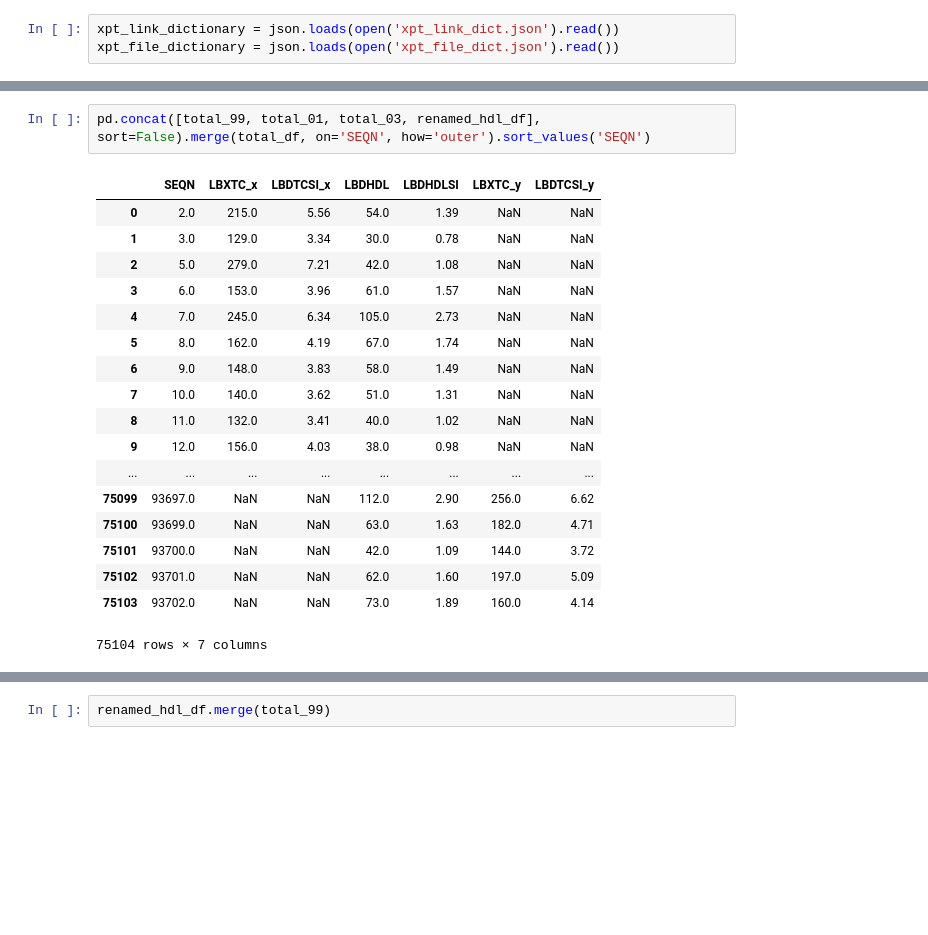
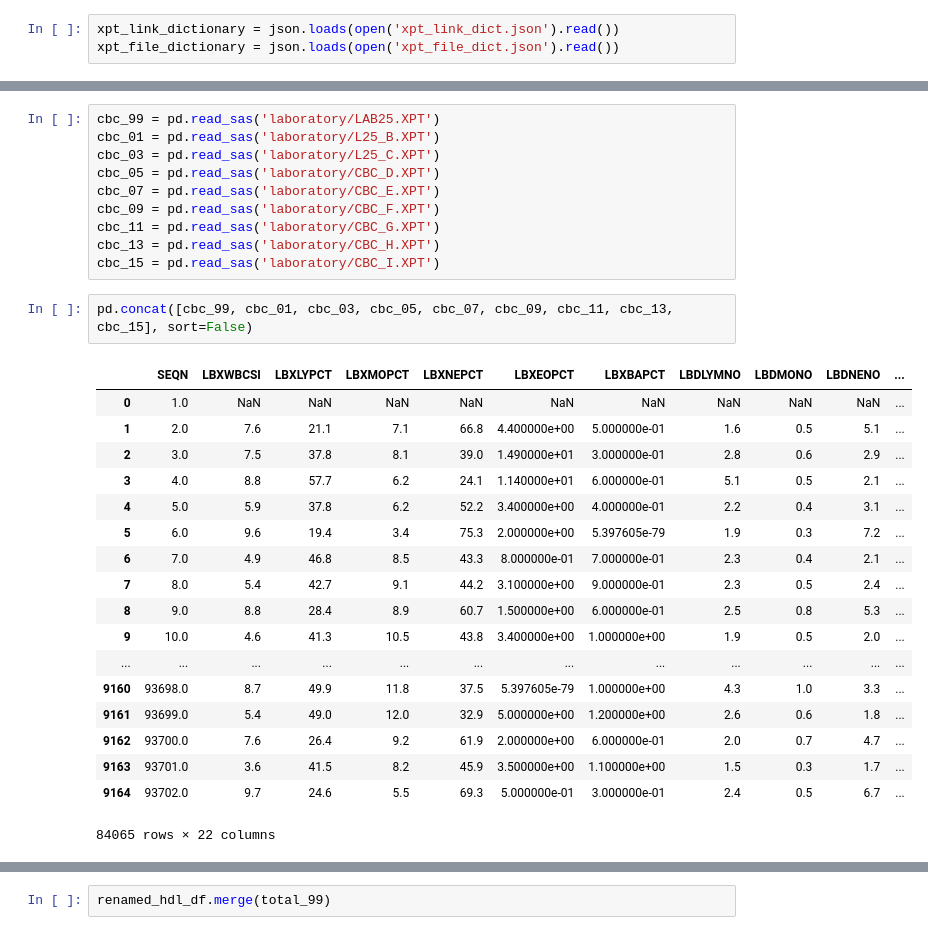
Before and after one commit to nahata5/nhanes-download, a Jupyter notebook: NHANES Downloader.ipynb, the cells around one changed output, grey strips where cells are left out. Drawn from its saved outputs; the diff is of its cells as text; blank space fills up the shorter version.

```diff
--- a/NHANES Downloader.ipynb
+++ b/NHANES Downloader.ipynb
@@ -431,21 +316,31 @@ total_complete_df.merge(hdl_complete_df, on='SEQN', how='outer').sort_values('SE
-# %%
-pd.concat([total_99, total_01, total_03, renamed_hdl_df], sort=False).merge(total_df, on='SEQN', how='outer').sort_values('SEQN')
-# %% [output]
-|  | SEQN | LBXTC_x | LBDTCSI_x | LBDHDL | LBDHDLSI | LBXTC_y | LBDTCSI_y |
-| 0 | 2.0 | 215.0 | 5.56 | 54.0 | 1.39 | NaN | NaN |
-| 1 | 3.0 | 129.0 | 3.34 | 30.0 | 0.78 | NaN | NaN |
-| 2 | 5.0 | 279.0 | 7.21 | 42.0 | 1.08 | NaN | NaN |
-| 3 | 6.0 | 153.0 | 3.96 | 61.0 | 1.57 | NaN | NaN |
-| 4 | 7.0 | 245.0 | 6.34 | 105.0 | 2.73 | NaN | NaN |
-| 5 | 8.0 | 162.0 | 4.19 | 67.0 | 1.74 | NaN | NaN |
-| 6 | 9.0 | 148.0 | 3.83 | 58.0 | 1.49 | NaN | NaN |
-| 7 | 10.0 | 140.0 | 3.62 | 51.0 | 1.31 | NaN | NaN |
-| 8 | 11.0 | 132.0 | 3.41 | 40.0 | 1.02 | NaN | NaN |
-| 9 | 12.0 | 156.0 | 4.03 | 38.0 | 0.98 | NaN | NaN |
-| ... | ... | ... | ... | ... | ... | ... | ... |
-| 75099 | 93697.0 | NaN | NaN | 112.0 | 2.90 | 256.0 | 6.62 |
-| 75100 | 93699.0 | NaN | NaN | 63.0 | 1.63 | 182.0 | 4.71 |
-| 75101 | 93700.0 | NaN | NaN | 42.0 | 1.09 | 144.0 | 3.72 |
-| 75102 | 93701.0 | NaN | NaN | 62.0 | 1.60 | 197.0 | 5.09 |
-| 75103 | 93702.0 | NaN | NaN | 73.0 | 1.89 | 160.0 | 4.14 |
-75104 rows × 7 columns
+# %%
+cbc_99 = pd.read_sas('laboratory/LAB25.XPT')
+cbc_01 = pd.read_sas('laboratory/L25_B.XPT')
+cbc_03 = pd.read_sas('laboratory/L25_C.XPT')
+cbc_05 = pd.read_sas('laboratory/CBC_D.XPT')
+cbc_07 = pd.read_sas('laboratory/CBC_E.XPT')
+cbc_09 = pd.read_sas('laboratory/CBC_F.XPT')
+cbc_11 = pd.read_sas('laboratory/CBC_G.XPT')
+cbc_13 = pd.read_sas('laboratory/CBC_H.XPT')
+cbc_15 = pd.read_sas('laboratory/CBC_I.XPT')
+# %%
+pd.concat([cbc_99, cbc_01, cbc_03, cbc_05, cbc_07, cbc_09, cbc_11, cbc_13, cbc_15], sort=False)
+# %% [output]
+|  | SEQN | LBXWBCSI | LBXLYPCT | LBXMOPCT | LBXNEPCT | LBXEOPCT | LBXBAPCT | LBDLYMNO | LBDMONO | LBDNENO | ... |
+| 0 | 1.0 | NaN | NaN | NaN | NaN | NaN | NaN | NaN | NaN | NaN | ... |
+| 1 | 2.0 | 7.6 | 21.1 | 7.1 | 66.8 | 4.400000e+00 | 5.000000e-01 | 1.6 | 0.5 | 5.1 | ... |
+| 2 | 3.0 | 7.5 | 37.8 | 8.1 | 39.0 | 1.490000e+01 | 3.000000e-01 | 2.8 | 0.6 | 2.9 | ... |
+| 3 | 4.0 | 8.8 | 57.7 | 6.2 | 24.1 | 1.140000e+01 | 6.000000e-01 | 5.1 | 0.5 | 2.1 | ... |
+| 4 | 5.0 | 5.9 | 37.8 | 6.2 | 52.2 | 3.400000e+00 | 4.000000e-01 | 2.2 | 0.4 | 3.1 | ... |
+| 5 | 6.0 | 9.6 | 19.4 | 3.4 | 75.3 | 2.000000e+00 | 5.397605e-79 | 1.9 | 0.3 | 7.2 | ... |
+| 6 | 7.0 | 4.9 | 46.8 | 8.5 | 43.3 | 8.000000e-01 | 7.000000e-01 | 2.3 | 0.4 | 2.1 | ... |
+| 7 | 8.0 | 5.4 | 42.7 | 9.1 | 44.2 | 3.100000e+00 | 9.000000e-01 | 2.3 | 0.5 | 2.4 | ... |
+| 8 | 9.0 | 8.8 | 28.4 | 8.9 | 60.7 | 1.500000e+00 | 6.000000e-01 | 2.5 | 0.8 | 5.3 | ... |
+| 9 | 10.0 | 4.6 | 41.3 | 10.5 | 43.8 | 3.400000e+00 | 1.000000e+00 | 1.9 | 0.5 | 2.0 | ... |
+| ... | ... | ... | ... | ... | ... | ... | ... | ... | ... | ... | ... |
+| 9160 | 93698.0 | 8.7 | 49.9 | 11.8 | 37.5 | 5.397605e-79 | 1.000000e+00 | 4.3 | 1.0 | 3.3 | ... |
+| 9161 | 93699.0 | 5.4 | 49.0 | 12.0 | 32.9 | 5.000000e+00 | 1.200000e+00 | 2.6 | 0.6 | 1.8 | ... |
+| 9162 | 93700.0 | 7.6 | 26.4 | 9.2 | 61.9 | 2.000000e+00 | 6.000000e-01 | 2.0 | 0.7 | 4.7 | ... |
+| 9163 | 93701.0 | 3.6 | 41.5 | 8.2 | 45.9 | 3.500000e+00 | 1.100000e+00 | 1.5 | 0.3 | 1.7 | ... |
+| 9164 | 93702.0 | 9.7 | 24.6 | 5.5 | 69.3 | 5.000000e-01 | 3.000000e-01 | 2.4 | 0.5 | 6.7 | ... |
+84065 rows × 22 columns
```
Also changed, not shown: parts of 16 cells of this notebook.
